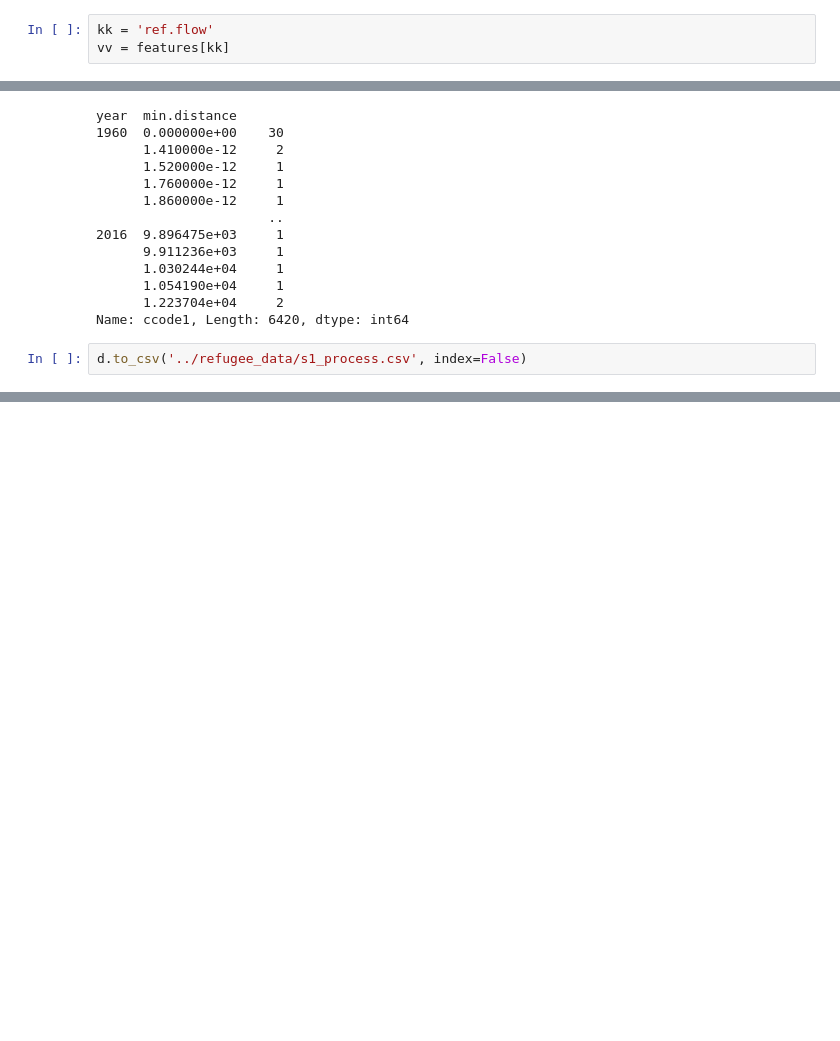
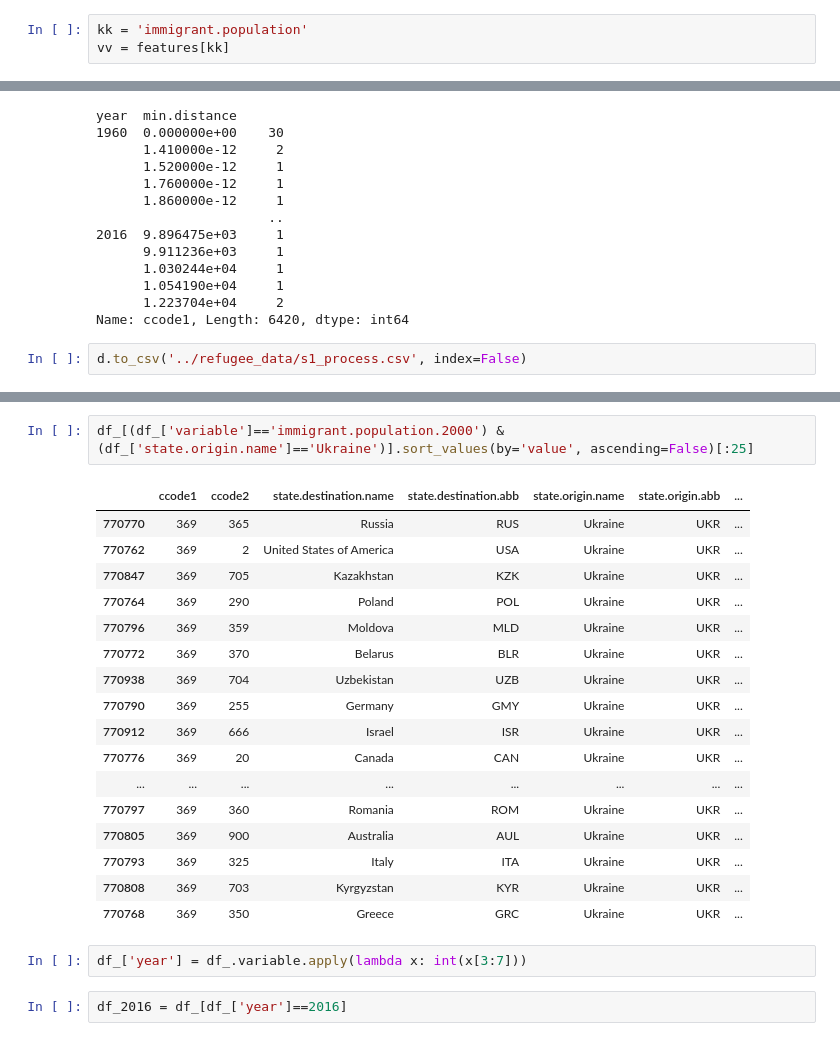
Before and after one commit to jataware/refugee_modeling, a Jupyter notebook: data_prep/graph-data-alignment.ipynb, the cells around one changed output, grey strips where cells are left out. Drawn from its saved outputs; the diff is of its cells as text; blank space fills up the shorter version.

```diff
--- a/data_prep/graph-data-alignment.ipynb
+++ b/data_prep/graph-data-alignment.ipynb
@@ -61,7 +61,7 @@ for kk, vv in variable_lookup.items():
 # %% [markdown]
 Now let's filter down to just dyads with > 1000 refugees in a single year:
 # %%
-kk = 'ref.flow'
+kk = 'immigrant.population'
 vv = features[kk]
 # %%
 df_ = df[list(base_features) + vv]
@@ -232,0 +349,24 @@ d.to_csv('../refugee_data/s1_process.csv', index=False)
+# %%
+df_[(df_['variable']=='immigrant.population.2000') & (df_['state.origin.name']=='Ukraine')].sort_values(by='value', ascending=False)[:25]
+# %% [output]
+|  | ccode1 | ccode2 | state.destination.name | state.destination.abb | state.origin.name | state.origin.abb | ... |
+| 770770 | 369 | 365 | Russia | RUS | Ukraine | UKR | ... |
+| 770762 | 369 | 2 | United States of America | USA | Ukraine | UKR | ... |
+| 770847 | 369 | 705 | Kazakhstan | KZK | Ukraine | UKR | ... |
+| 770764 | 369 | 290 | Poland | POL | Ukraine | UKR | ... |
+| 770796 | 369 | 359 | Moldova | MLD | Ukraine | UKR | ... |
+| 770772 | 369 | 370 | Belarus | BLR | Ukraine | UKR | ... |
+| 770938 | 369 | 704 | Uzbekistan | UZB | Ukraine | UKR | ... |
+| 770790 | 369 | 255 | Germany | GMY | Ukraine | UKR | ... |
+| 770912 | 369 | 666 | Israel | ISR | Ukraine | UKR | ... |
+| 770776 | 369 | 20 | Canada | CAN | Ukraine | UKR | ... |
+| ... | ... | ... | ... | ... | ... | ... | ... |
+| 770797 | 369 | 360 | Romania | ROM | Ukraine | UKR | ... |
+| 770805 | 369 | 900 | Australia | AUL | Ukraine | UKR | ... |
+| 770793 | 369 | 325 | Italy | ITA | Ukraine | UKR | ... |
+| 770808 | 369 | 703 | Kyrgyzstan | KYR | Ukraine | UKR | ... |
+| 770768 | 369 | 350 | Greece | GRC | Ukraine | UKR | ... |
+# %%
+df_['year'] = df_.variable.apply(lambda x: int(x[3:7]))
+# %%
+df_2016 = df_[df_['year']==2016]
```
Also changed, not shown: parts of 17 cells of this notebook, 10 other files.
